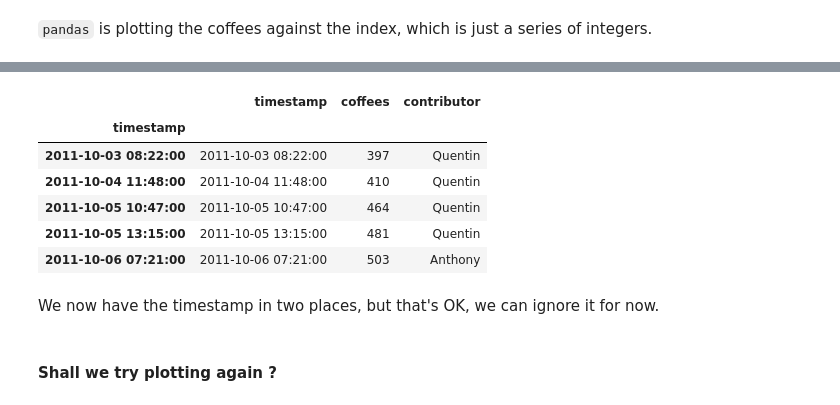
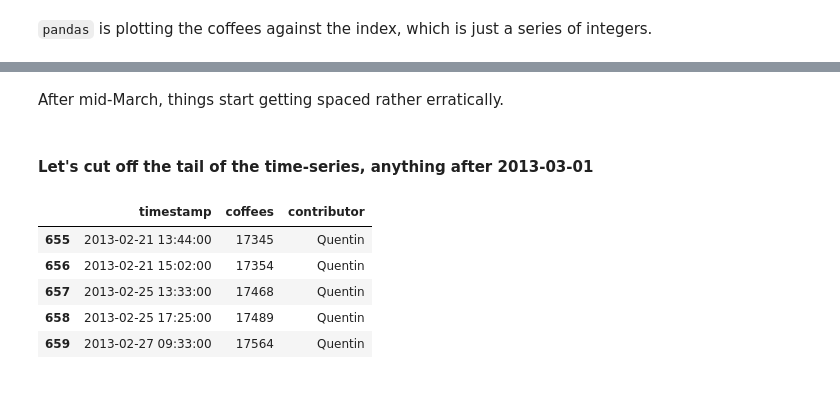
Before and after one commit to QCaudron/pydata_pandas, a Jupyter notebook: coffee_analysis_solution.ipynb, the cells around one changed output, grey strips where cells are left out. Drawn from its saved outputs; the diff is of its cells as text; code cells hidden in the pictures.

```diff
--- a/coffee_analysis_solution.ipynb
+++ b/coffee_analysis_solution.ipynb
@@ -238,15 +338,15 @@ data.coffees.plot()
+# %% [markdown]
+After mid-March, things start getting spaced rather erratically.
+# %% [markdown]
+#### Let's cut off the tail of the time-series, anything after 2013-03-01
 # %%
-data.index = data.timestamp
-data.head()
+data = data[data.timestamp < "2013-03-01"]
+
+data.tail()
 # %% [output]
 |  | timestamp | coffees | contributor |
-| timestamp |  |  |  |
-| 2011-10-03 08:22:00 | 2011-10-03 08:22:00 | 397 | Quentin |
-| 2011-10-04 11:48:00 | 2011-10-04 11:48:00 | 410 | Quentin |
-| 2011-10-05 10:47:00 | 2011-10-05 10:47:00 | 464 | Quentin |
-| 2011-10-05 13:15:00 | 2011-10-05 13:15:00 | 481 | Quentin |
-| 2011-10-06 07:21:00 | 2011-10-06 07:21:00 | 503 | Anthony |
+| 655 | 2013-02-21 13:44:00 | 17345 | Quentin |
+| 656 | 2013-02-21 15:02:00 | 17354 | Quentin |
+| 657 | 2013-02-25 13:33:00 | 17468 | Quentin |
+| 658 | 2013-02-25 17:25:00 | 17489 | Quentin |
+| 659 | 2013-02-27 09:33:00 | 17564 | Quentin |
-# %% [markdown]
-We now have the timestamp in two places, but that's OK, we can ignore it for now.
-# %% [markdown]
-#### Shall we try plotting again ?
```
Also changed, not shown: parts of 89 cells of this notebook, 3 other files.
